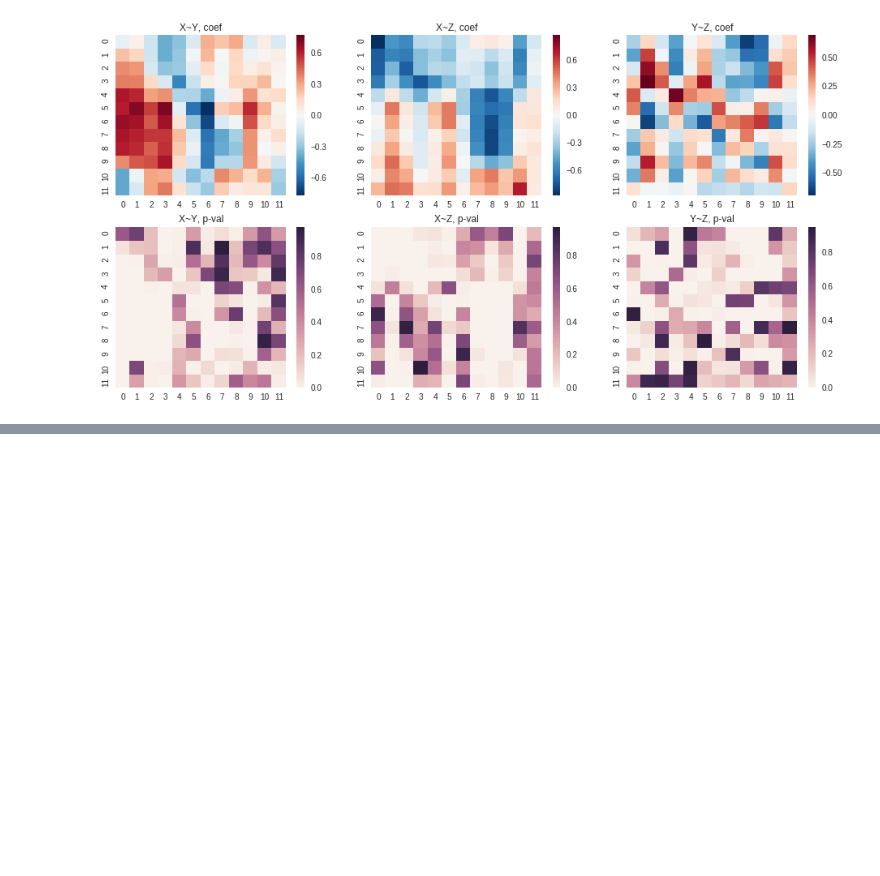
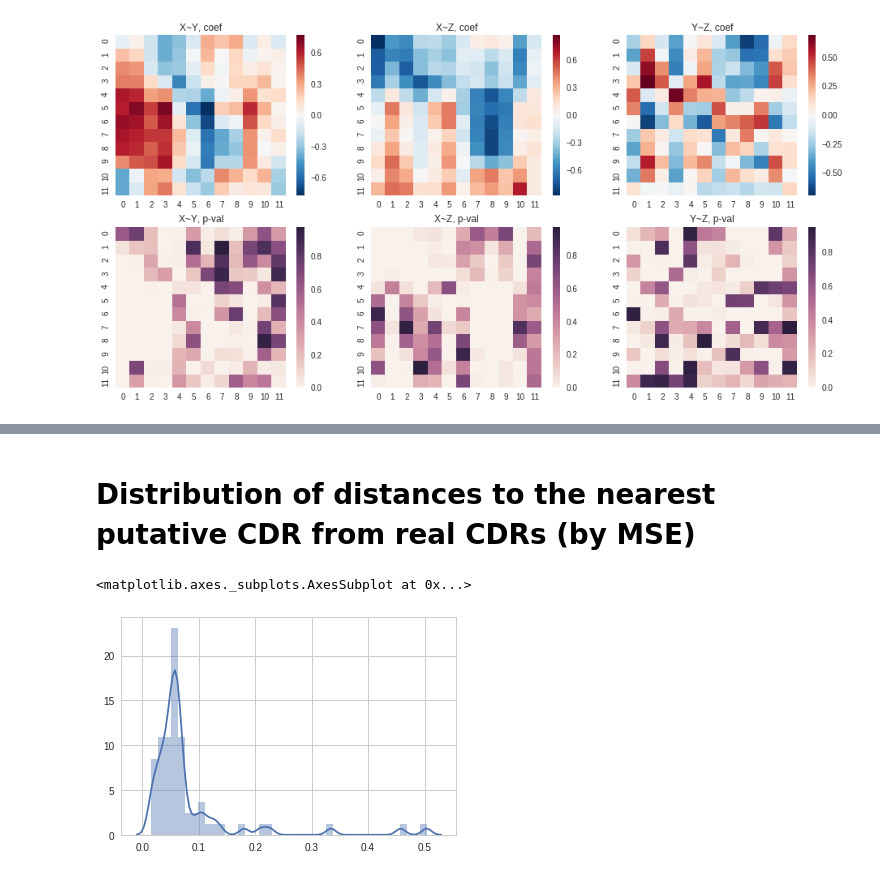
Before and after one commit to antigenomics/tcr-pmhc-study, a Jupyter notebook: loop_model/eda.ipynb, the cells around one changed output, grey strips where cells are left out. Drawn from its saved outputs; the diff is of its cells as text; code cells hidden in the pictures; blank space fills up the shorter version.

```diff
--- a/loop_model/eda.ipynb
+++ b/loop_model/eda.ipynb
@@ -59,7 +62,8 @@ df["sequence"] = df2["aa_kmer"]
 df["key"] = df["pdb_id_kmer"] + "_" + df["chain_id_kmer"] + "_" + pd.Series(list(map(str, df["start_kmer"])))
 df.drop(["pdb_id_kmer", "chain_id_kmer", "start_kmer"], axis=1, inplace=True)
 df = df[["key", "sequence", 0, 1, 2, 3, 4, 5, 6, 7, 8, 9, 10, 11, 12]]
-df.head()
+df_put_coord = df
+df_put_coord.head()
 # %% [output]
 | pos_tcr | key | sequence | 0 | 1 | 2 | 3 | 4 | 5 | 6 | 7 | 8 | ... |
 | 0 | 12ca_A_72 | AVLKGGPLDGTYR | 0.0 | 2.435867 | 3.901272 | 5.112862 | 5.346375 | 6.424403 | 10.237835 | 10.422076 | 11.773136 | ... |
@@ -308,0 +336,14 @@ ax[2,1].set_title("Y~Z coef, colored by cdr pvals")
+# %% [markdown]
+# Distribution of distances to the nearest putative CDR from real CDRs (by MSE)
+# %%
+arr_put_coord = np.array(df_put_coord[range(1,13)])
+arr_cdr_coord = np.array(df_cdr_coord[range(1,13)])
+
+dist = []
+for arr in arr_cdr_coord:
+    dist.append(((arr_put_coord - arr) ** 2).mean(1).min())
+
+sns.distplot(dist)
+# %% [output]
+<matplotlib.axes._subplots.AxesSubplot at 0x...>
+[figure, added]
```
Also changed, not shown: parts of 7 cells of this notebook.
